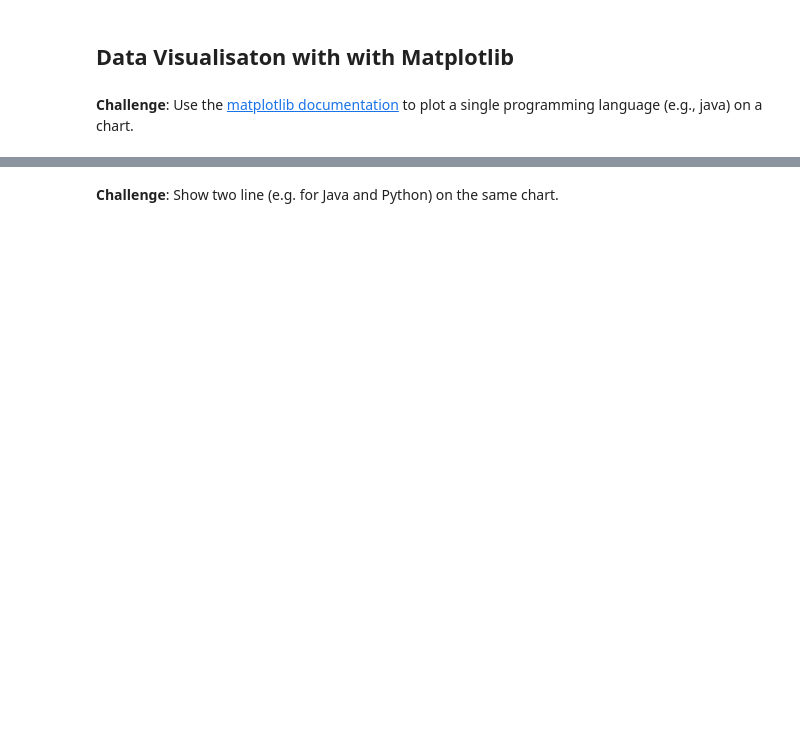
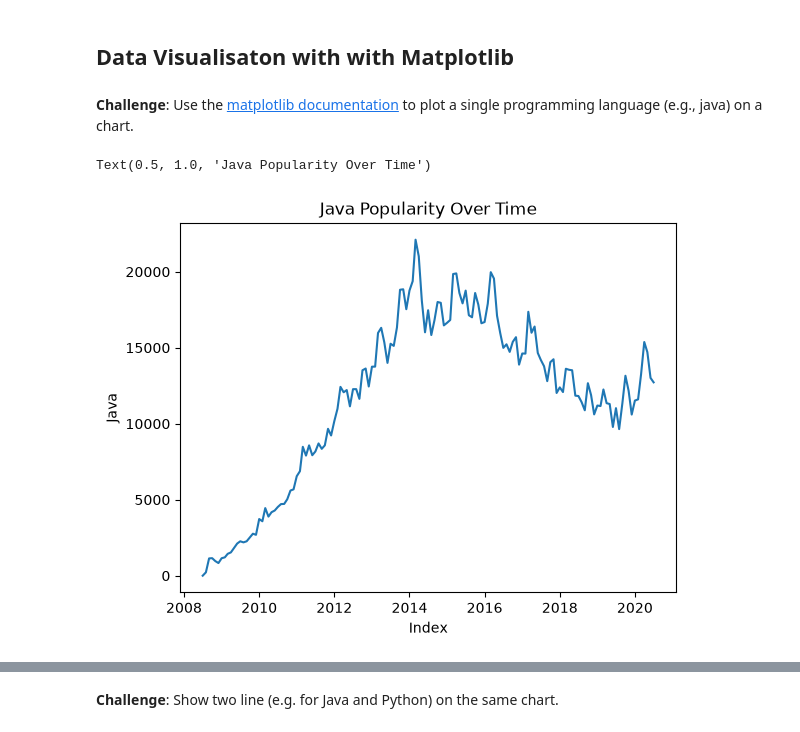
Before and after one commit to liuyushen123/Angela-s-100-Day-Python-Challenge, a Jupyter notebook: Day 73/notbooks/Programming_Languages_(start).ipynb, the cells around one changed output, grey strips where cells are left out. Saved outputs shown, nothing was run; the diff lists cells and outputs as text; code cells hidden in the pictures; blank space fills up the shorter version.

```diff
--- a/Day 73/notbooks/Programming_Languages_(start).ipynb
+++ b/Day 73/notbooks/Programming_Languages_(start).ipynb
@@ -93,0 +93,2 @@ KeyError: 'DATE'
+# %%
+clean_df["date"] = pd.to_datetime(clean_df["date"])
@@ -94,2 +113,5 @@ KeyError: 'DATE'
 # %% [markdown]
 ## Data Manipulation
+# %%
+reshaped_df = clean_df.pivot(index="date", columns="tag", values="posts")
+reshaped_df.head()
@@ -97,0 +132,2 @@ KeyError: 'DATE'
+# %%
+reshaped_df.fillna(0, inplace=True)
@@ -98,2 +168,9 @@ KeyError: 'DATE'
 # %% [markdown]
 **Challenge**: Count the number of entries per programming language. Why might the number of entries be different?
+# %%
+if reshaped_df.isna().values.any():
+    print("There are missing values in the DataFrame.")
+    reshaped_df.fillna(0, inplace=True)
+    print("Missing values have been filled with 0.")
+else:
+    print("No missing values found in the DataFrame.")
@@ -101,3 +180,11 @@ KeyError: 'DATE'
 ## Data Visualisaton with with Matplotlib
 # %% [markdown]
 **Challenge**: Use the [matplotlib documentation](https://matplotlib.org/3.2.1/api/_as_gen/matplotlib.pyplot.plot.html#matplotlib.pyplot.plot) to plot a single programming language (e.g., java) on a chart.
+# %%
+plt.plot(reshaped_df.index, reshaped_df["java"])
+plt.xlabel("Index")
+plt.ylabel("Java")
+plt.title("Java Popularity Over Time")
+# %% [output]
+Text(0.5, 1.0, 'Java Popularity Over Time')
+[figure, added]
```
Also changed, not shown: parts of 20 cells of this notebook, 6 other files.
